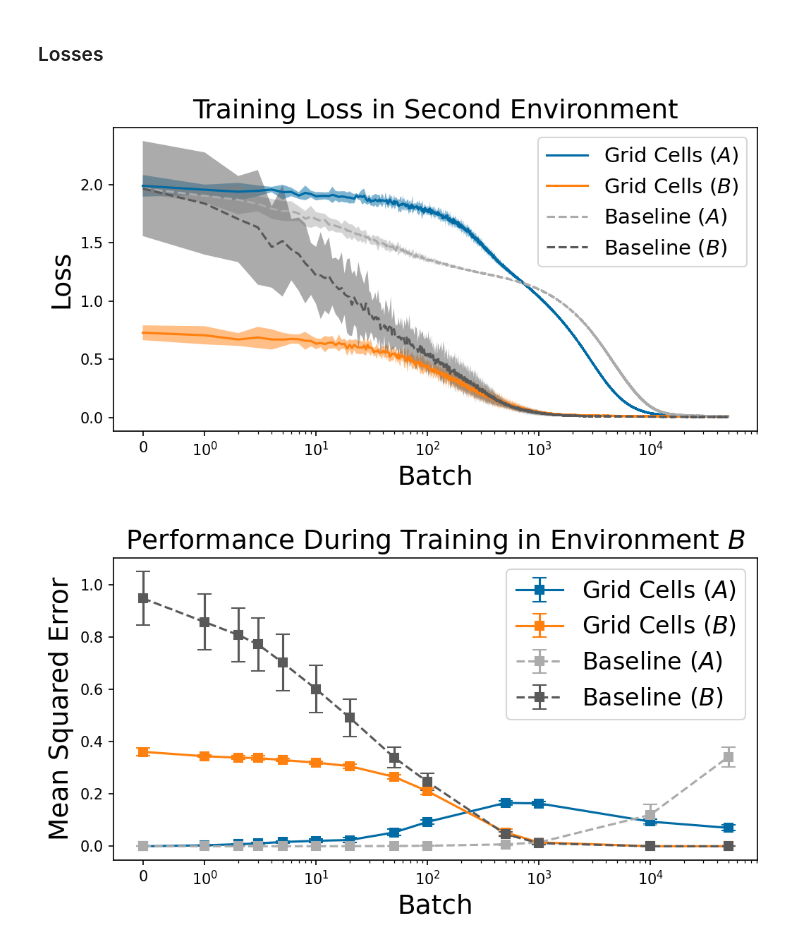
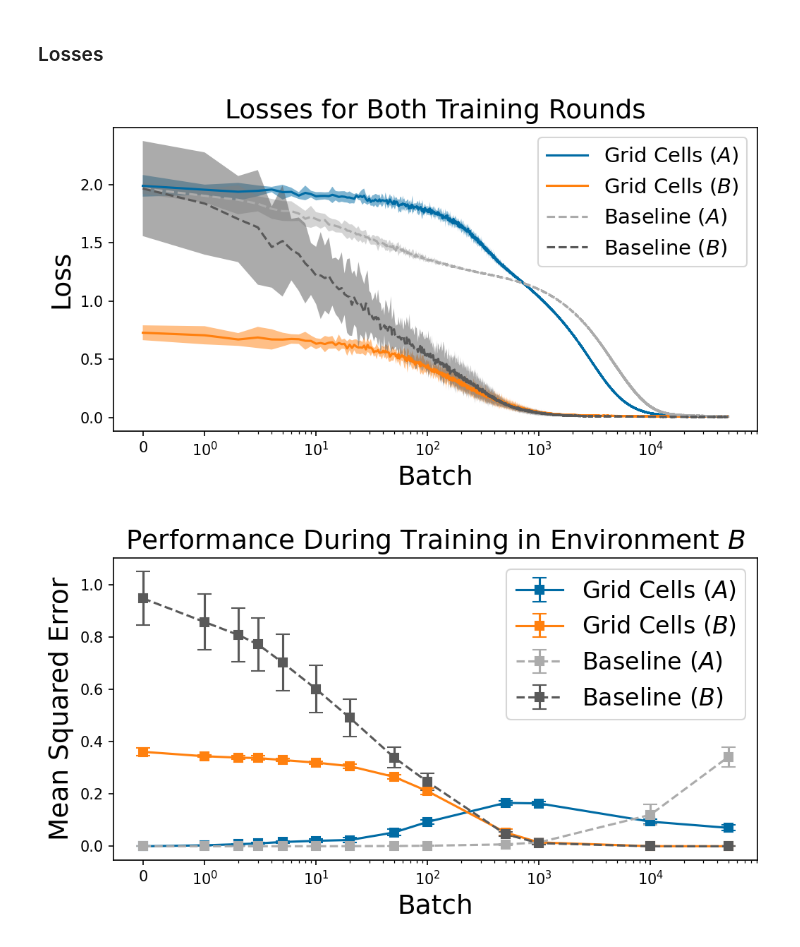
Before and after one commit to ChackMociute/Master-Thesis, a Jupyter notebook: analysis/comparison.ipynb, the cells around one changed output. Drawn from its saved outputs; the diff is of its cells as text; code cells hidden in the pictures.

```diff
--- a/analysis/comparison.ipynb
+++ b/analysis/comparison.ipynb
@@ -29,24 +29,24 @@ losses = [a2f.get_pos_losses() for a2f in a2fs]
 # %%
 plt.figure(figsize=(7, 4), dpi=150)
 
 i = 50000
 for loss, label, f in zip(losses, ['Grid Cells', 'Baseline'], ['-', '--']):
     for j, env in enumerate(['A', 'B']):
         mean, std = loss.mean(1)[j, :i], loss.std(1)[j, :i] * 2
         plt.plot(mean, f, label=f'{label} (${env}$)')
         plt.fill_between(range(i), mean + std, mean - std, alpha=0.5)
 
 plt.xscale('symlog', linthresh=1, subs=range(2, 10), linscale=0.5)
 plt.legend(fontsize=14)
 plt.xlabel('Batch', fontsize=18)
 plt.ylabel('Loss', fontsize=18)
-plt.title("Training Loss in Second Environment", fontsize=18)
+plt.title("Losses for Both Training Rounds", fontsize=18)
 
 plt.tight_layout()
 plt.savefig(os.path.join(save_path, 'loss_env2.png'))
 plt.show()
 # %% [output]
-[figure, old version]
+[figure, new version]
 # %%
 plt.figure(figsize=(7, 4), dpi=150)
 
```
Also changed, not shown: 10 other files.
